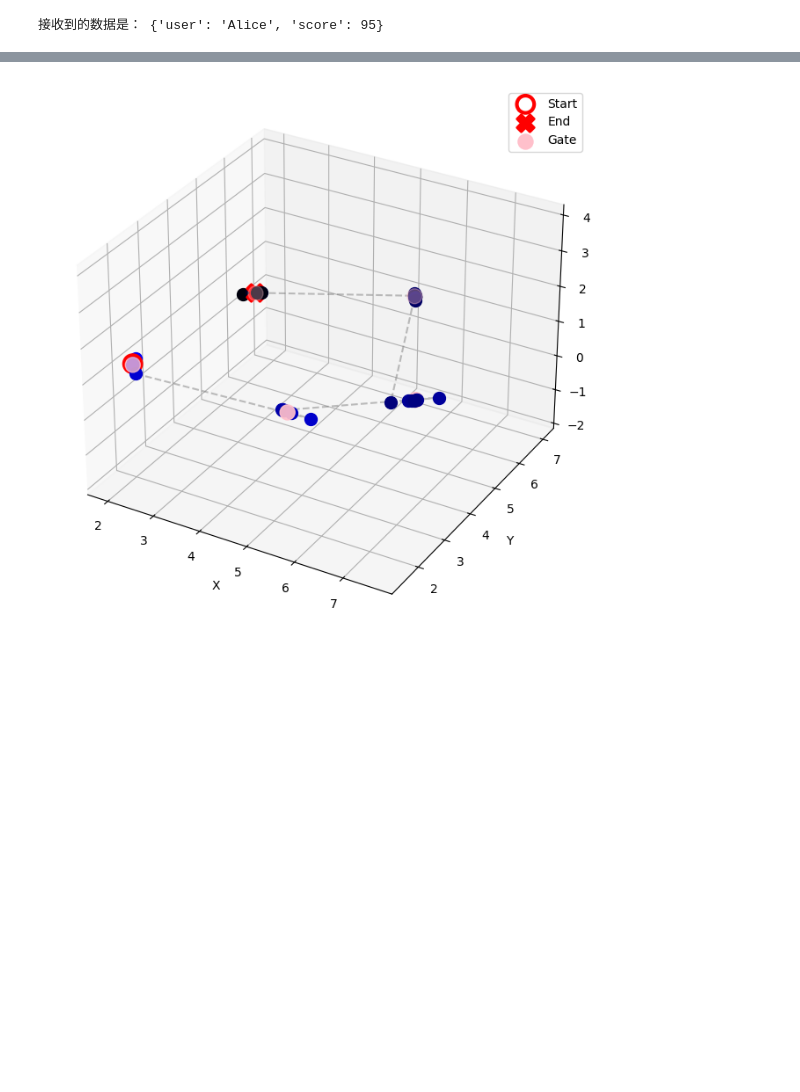
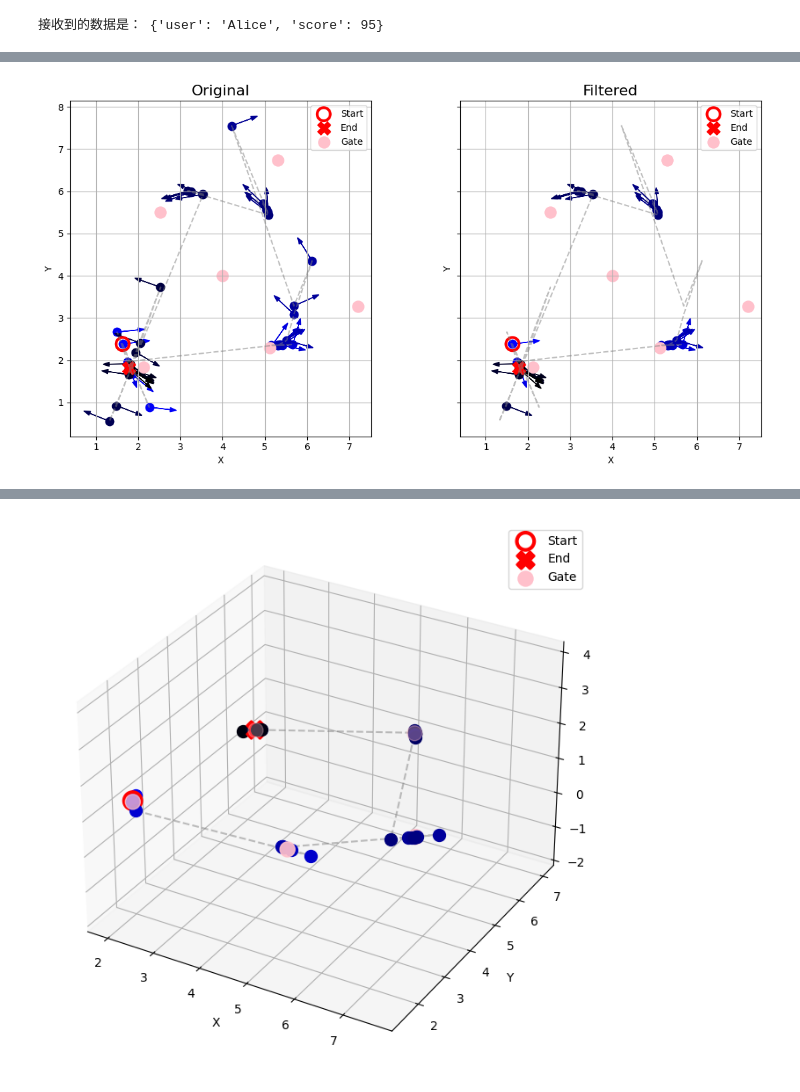
Before and after one commit to MATH-286-Pro/EPFL-MICRO-502-Aerial-Robotics, a Jupyter notebook: test.ipynb, the cells around one changed output, grey strips where cells are left out. Drawn from its saved outputs; the diff is of its cells as text; code cells hidden in the pictures; blank space fills up the shorter version.

```diff
--- a/test.ipynb
+++ b/test.ipynb
@@ -108,0 +32,99 @@ plt.show()
+# %%
+import numpy as np
+import pandas as pd
+import matplotlib.pyplot as plt
+
+# 1. 读取并筛选 P0, P3, P4
+df = pd.read_csv('target_positions.csv')
+df_p0 = df[df['point_index'] == 0].set_index('frame').sort_index()
+df_p3 = df[df['point_index'] == 3].set_index('frame').sort_index()
+df_p4 = df[df['point_index'] == 4].set_index('frame').sort_index()
+frames = df_p4.index.values
+points4 = df_p4[['x','y']].values
+num_points = len(frames)
+
+# 2. 距离阈值
+T = 0.5
+
+# 3. 生成 mask：第一个点默认保留，之后与前一帧 P4 距离小于阈值的保留
+mask = np.zeros(num_points, dtype=bool)
+mask[0] = True
+for i in range(1, num_points):
+    dist = np.hypot(*(points4[i] - points4[i-1]))
+    if dist < T:
+        mask[i] = True
+
+# 4. 构造颜色渐变
+colors_all = [(0, 0, 1 - idx/(num_points - 1)) for idx in range(num_points)]
+colors_filtered = [colors_all[i] for i in range(num_points) if mask[i]]
+
+# 粉色 Gate 点
+pink_points = np.array([
+    [2.12, 1.84],
+    [5.12, 2.30],
+    [7.20, 3.27],
+    [5.30, 6.74],
+    [2.52, 5.50],
+    [4,4]
+])
+
+# 5. 绘图
+fig, axes = plt.subplots(1, 2, figsize=(12, 6), sharex=True, sharey=True)
+titles = ['Original', 'Filtered']
+L = 0.5  # 箭头长度
+
+for ax, is_filtered, title in zip(axes, [False, True], titles):
+    # 背景轨迹线（P4）
+    ax.plot(df_p4['x'], df_p4['y'],
+            linestyle='--', color='gray', alpha=0.5)
+
+    # 散点
+    if not is_filtered:
+        idxs = range(num_points)
+        cs = colors_all
+    else:
+        idxs = [i for i in range(num_points) if mask[i]]
+        cs = colors_filtered
+
+    for k, idx in enumerate(idxs):
+        x4, y4 = points4[idx]
+        ax.scatter(x4, y4, c=[cs[k]], s=80)
+
+        # 计算并画箭头：取同一帧的 P0 和 P3
+        frame = frames[idx]
+        x0, y0 = df_p0.loc[frame, ['x','y']]
+        x3, y3 = df_p3.loc[frame, ['x','y']]
+        theta = np.arctan2(y0 - y3, x0 - x3) - np.pi/2
+
+        # 箭头增量
+        dx = L * np.cos(theta)
+        dy = L * np.sin(theta)
+        ax.arrow(x4, y4, dx, dy,
+                 head_width=0.1, head_length=0.15,
+                 fc=cs[k], ec=cs[k])
+
+    # 起点/终点
+    x_start, y_start = points4[0]
+    x_end, y_end = points4[-1]
+    ax.scatter(x_start, y_start,
+               s=200, facecolors='none', edgecolors='red',
+               marker='o', linewidths=3, label='Start')
+    ax.scatter(x_end, y_end,
+               s=200, color='red', marker='X',
+               linewidths=1, label='End')
+
+    # Gate 点
+    ax.scatter(pink_points[:, 0], pink_points[:, 1],
+               color='pink', marker='o', s=150, label='Gate')
+
+    ax.set_title(title, fontsize=16)
+    ax.set_xlabel('X')
+    ax.set_ylabel('Y')
+    ax.legend()
+    ax.grid(True)
+    ax.set_aspect('equal', adjustable='box')
+
+plt.tight_layout()
+plt.show()
+# %% [output]
+[figure, added]
```
Also changed, not shown: parts of 5 cells of this notebook, 2 other files.
